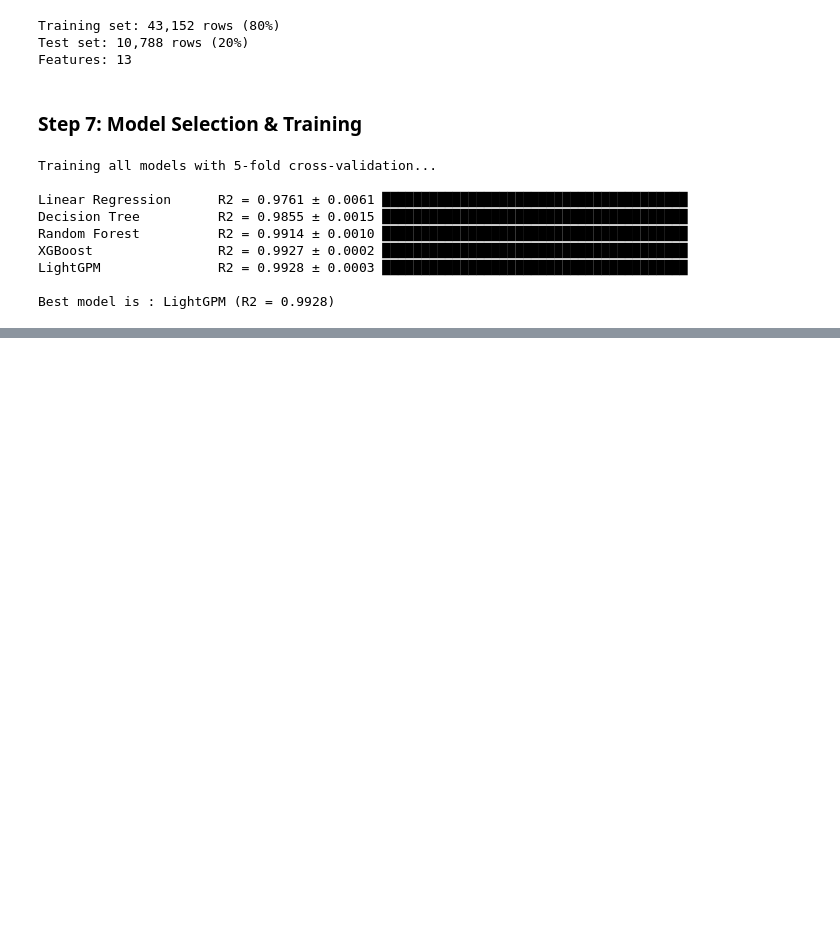
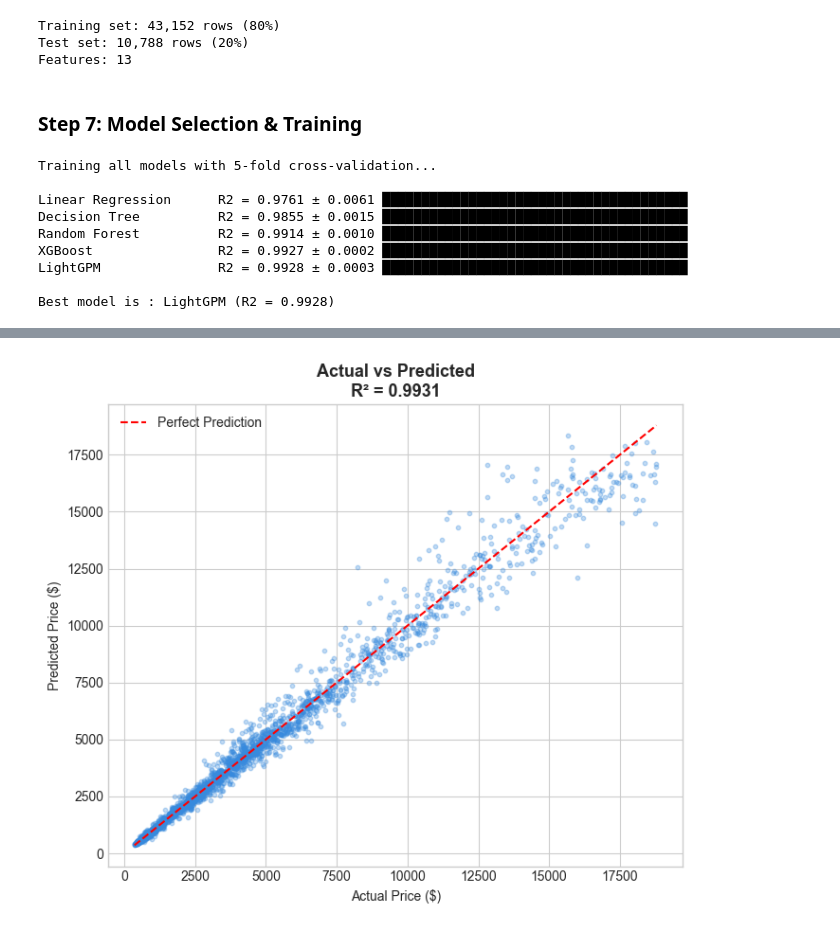
Before and after one commit to abdelrahman-mo7amd/DiamondML, a Jupyter notebook: main.ipynb, the cells around one changed output, grey strips where cells are left out. Cells and saved outputs as stored; diff of their text form; code cells hidden in the pictures; blank space fills up the shorter version.

```diff
--- a/main.ipynb
+++ b/main.ipynb
@@ -436,0 +471,22 @@ Best model is : LightGPM (R2 = 0.9928)
+# %%
+best_model = models[best_name]
+print(f'Training {best_name} for a full training set')
+best_model.fit(X_train, y_train)
+print('Finsihed')
+
+y_pred_log = best_model.predict(X_test)
+
+y_pred_price = np.expm1(y_pred_log)
+y_test_price = np.expm1(y_test)
+
+r2 = r2_score(y_test, y_pred_log)
+rmse_log = np.sqrt(mean_squared_error(y_test, y_pred_log))
+rmse_price = np.sqrt(mean_squared_error(y_test_price, y_pred_price))
+mae_price = mean_absolute_error(y_test_price, y_pred_price)
+mape = np.mean(np.abs((y_test_price - y_pred_price)/(y_test_price + 1e-9)))*100
+
+print(f'Model: {best_name}')
+print(f'R2 Score: {r2:.4f} ({r2*100:.1f}% variance explained)')
+print(f'RMSE: ${rmse_price:.3f}')
+print(f'MAE: ${mae_price:.3f}')
+print(f'MAPE: ${mape:.2f}% (mean % error)')
@@ -436,0 +501,25 @@ Best model is : LightGPM (R2 = 0.9928)
+# %%
+n = min(3000, len(y_test_price))
+idx = np.random.choice(len(y_test_price), n, replace=False)
+
+actual = np.array(y_test_price)[idx]
+pred = np.array(y_pred_price)[idx]
+
+plt.figure(figsize=(7, 6))
+
+plt.scatter(actual, pred, alpha=0.3, s=10, color='#378ADD')
+
+mn = min(actual.min(), pred.min())
+mx = max(actual.max(), pred.max())
+
+plt.plot([mn, mx], [mn, mx], 'r--', lw=1.5, label='Perfect Prediction')
+
+plt.xlabel('Actual Price ($)')
+plt.ylabel('Predicted Price ($)')
+plt.title(f'Actual vs Predicted\nR² = {r2:.4f}', fontsize=13, fontweight='bold')
+
+plt.legend()
+plt.tight_layout()
+plt.show()
+# %% [output]
+[figure, added]
```
Also changed, not shown: parts of 12 cells of this notebook.
